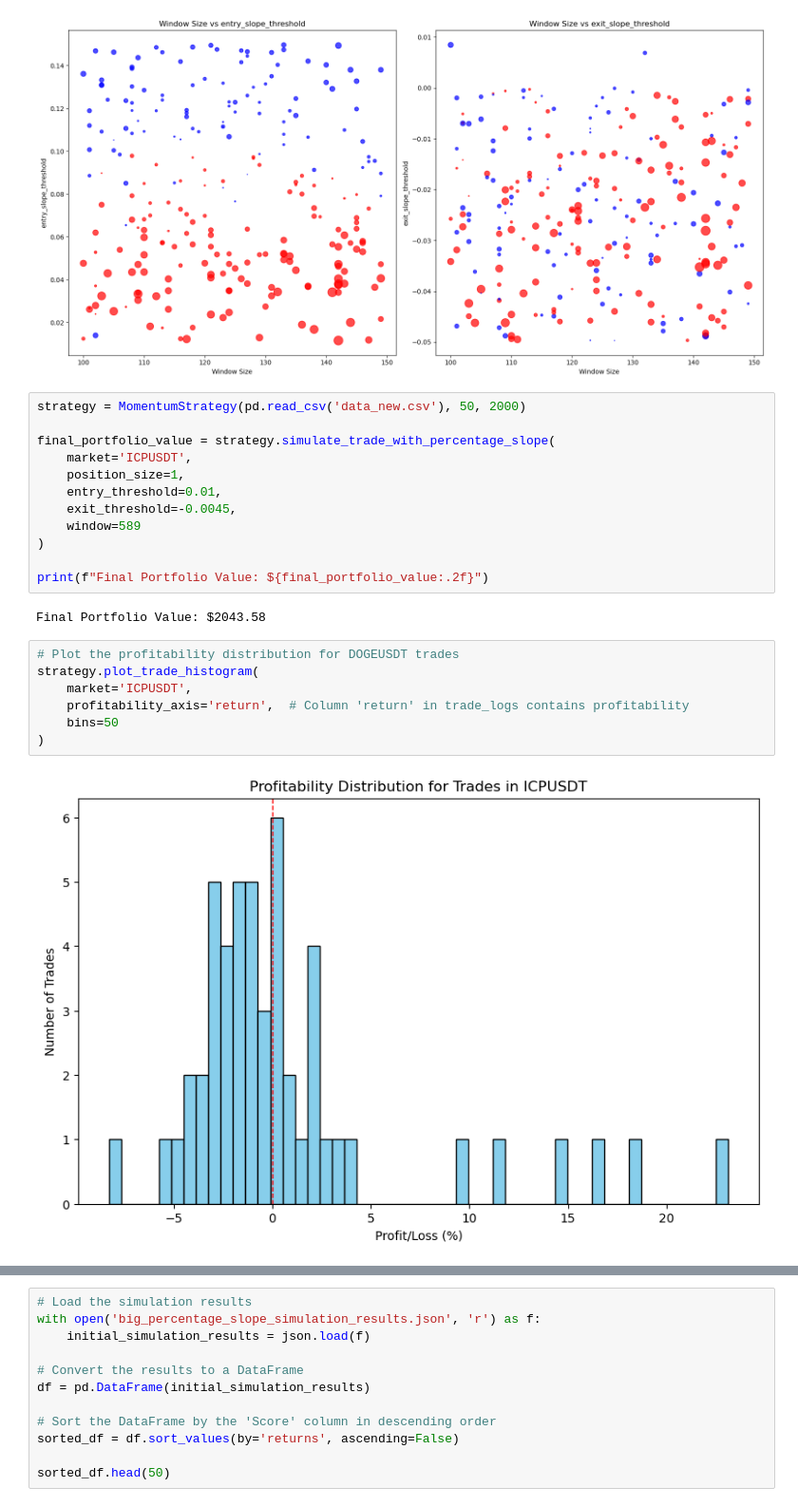
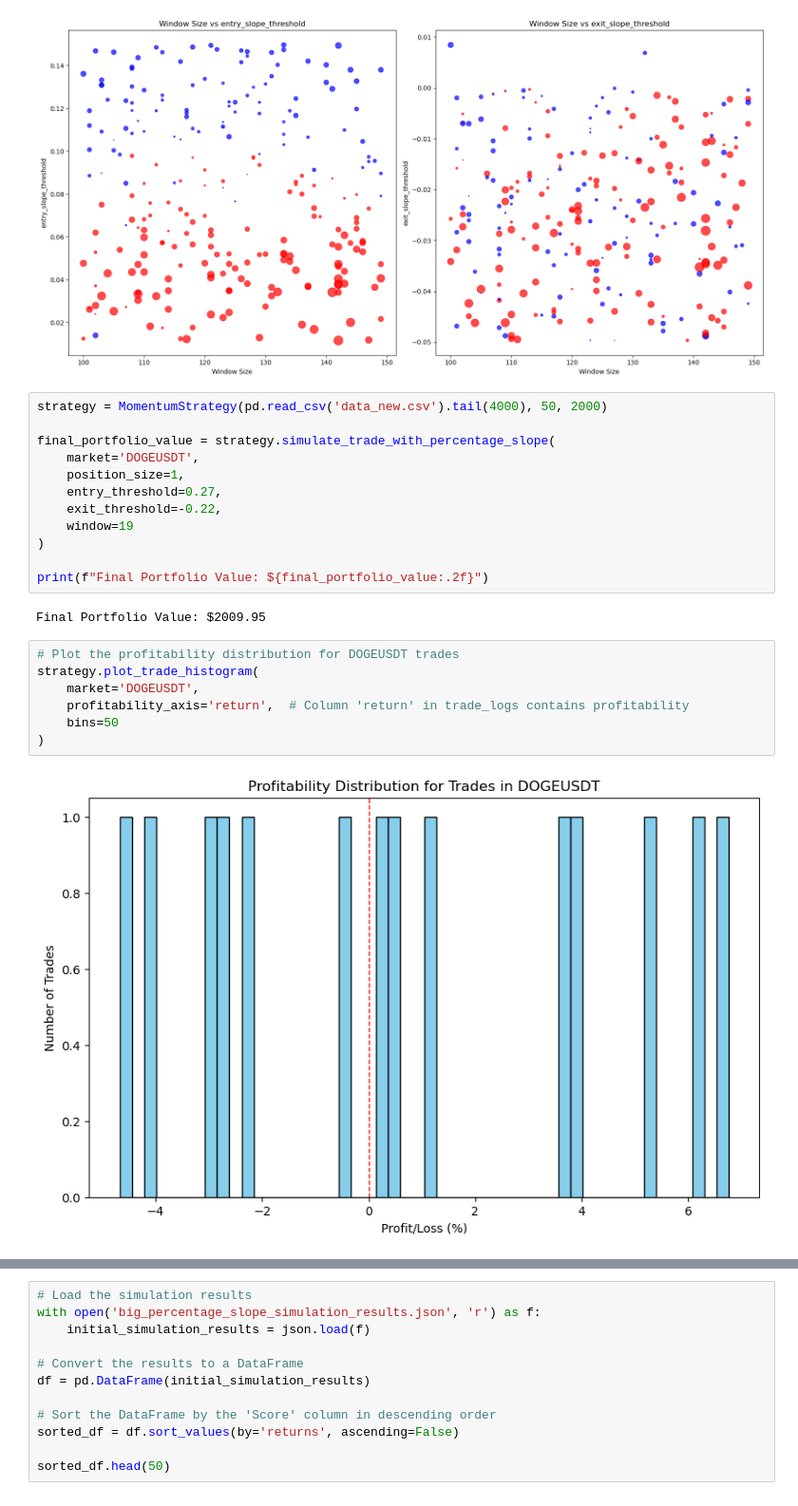
Before and after one commit to Tsharkowill/bol_trading_bot, a Jupyter notebook: analysis/percent_slope_simulation.ipynb, the cells around one changed output, grey strips where cells are left out. Shown at 95% size. Drawn from its saved outputs; the diff is of its cells as text.

Commit message:
Refactored for new strategy

```diff
--- a/analysis/percent_slope_simulation.ipynb
+++ b/analysis/percent_slope_simulation.ipynb
@@ -776,28 +811,28 @@ plt.show()
 # %% [output]
 [figure]
 # %%
-strategy = MomentumStrategy(pd.read_csv('data_new.csv'), 50, 2000)
+strategy = MomentumStrategy(pd.read_csv('data_new.csv').tail(4000), 50, 2000)
 
 final_portfolio_value = strategy.simulate_trade_with_percentage_slope(
-    market='ICPUSDT',
+    market='DOGEUSDT',
     position_size=1,
-    entry_threshold=0.01,
-    exit_threshold=-0.0045,
-    window=589
+    entry_threshold=0.27,
+    exit_threshold=-0.22,
+    window=19
 )
 
 print(f"Final Portfolio Value: ${final_portfolio_value:.2f}")
 # %% [output]
-Final Portfolio Value: $2043.58
+Final Portfolio Value: $2009.95
 # %%
 # Plot the profitability distribution for DOGEUSDT trades
 strategy.plot_trade_histogram(
-    market='ICPUSDT',
+    market='DOGEUSDT',
     profitability_axis='return',  # Column 'return' in trade_logs contains profitability
     bins=50
 )
 # %% [output]
-[figure, old version]
+[figure, new version]
 # %%
 strategy = MomentumStrategy(pd.read_csv('data_new.csv'), 50, 2000)
 params_15m = strategy.run_monte_carlo_simulation_with_percentage_slope(1000, (300, 700), (0.01, 0.05), (-0.05, 0.005), 'big', './')
```
Also changed, not shown: parts of 10 cells of this notebook, 10 other files.
